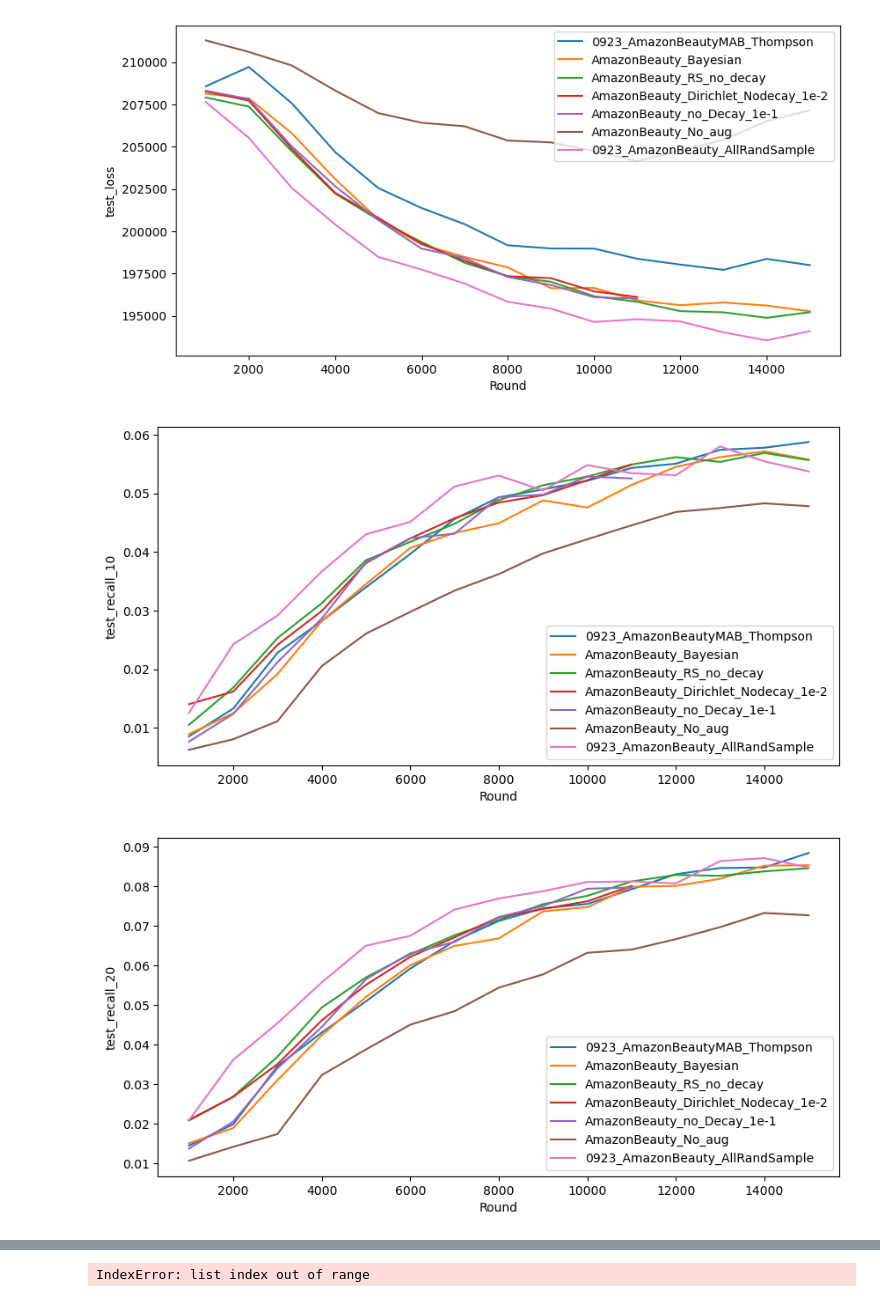
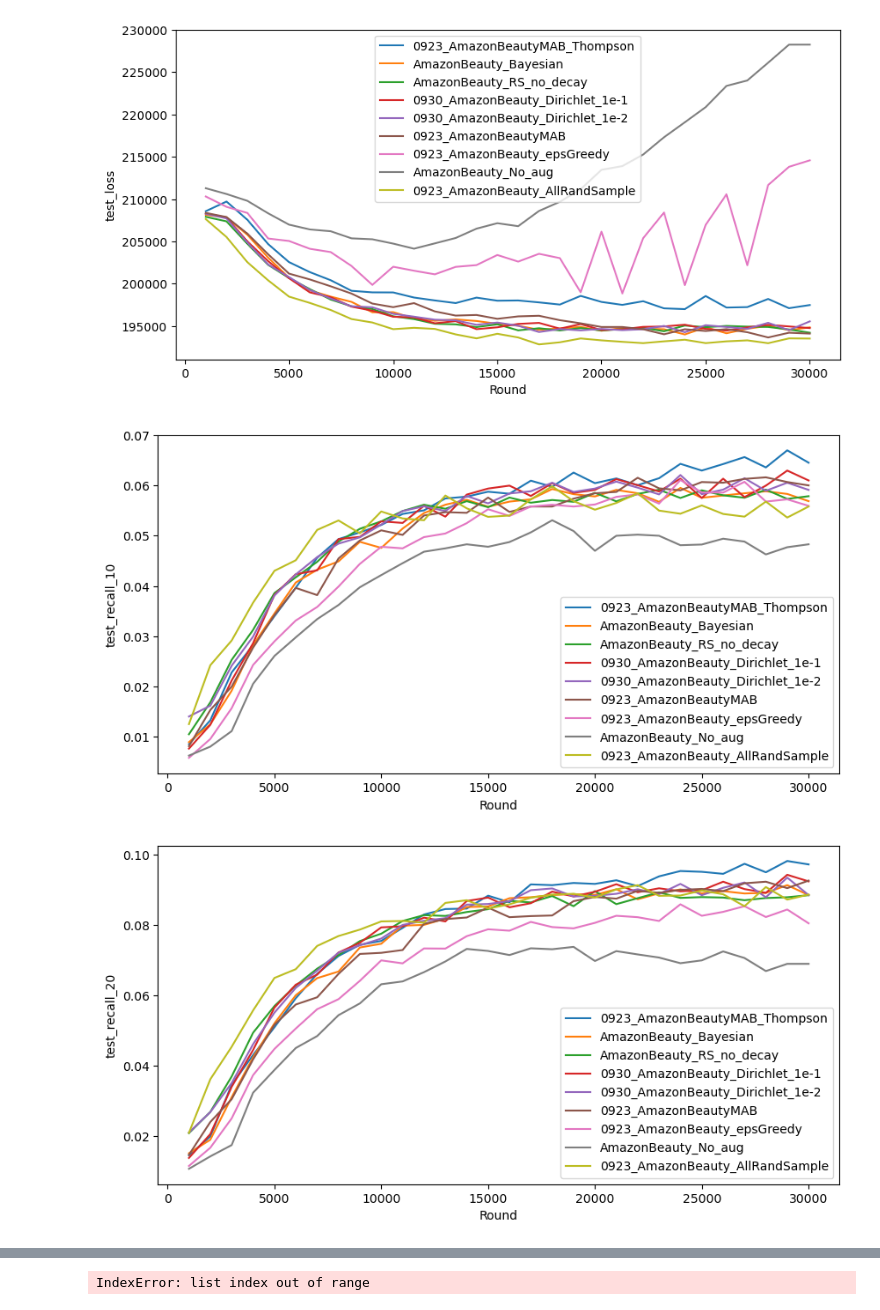
Before and after one commit to oss0430/DAforFedSeqRec, a Jupyter notebook: Metric Compare_with_Aug_Selection_Eval_Amazon_Beauty.ipynb, the cells around one changed output, grey strips where cells are left out. Cells and saved outputs as stored; diff of their text form; code cells hidden in the pictures.

Commit message:
Augmentation Selection

```diff
--- a/Metric Compare_with_Aug_Selection_Eval_Amazon_Beauty.ipynb
+++ b/Metric Compare_with_Aug_Selection_Eval_Amazon_Beauty.ipynb
@@ -87,0 +1,25 @@ print(keys_for_each_run)
+# %%
+
+import sys
+import os
+from typing import List, Dict, Tuple, Any
+
+eval_folder_paths =[
+    "exp/shadow_with_aug_selection_sasrec_on_sr_data_lr0.01_lstep20/0923_AmazonBeautyMAB_Thompson",
+    "exp/shadow_with_fedex_weighted_sasrec_on_sr_data_lr0.01_lstep20/AmazonBeauty_Bayesian",
+    "exp/shadow_with_fedex_weighted_sasrec_on_sr_data_lr0.01_lstep20/AmazonBeauty_RS_no_decay",
+    "exp/shadow_with_weighted_dirichlet_sasrec_on_sr_data_lr0.01_lstep20/0930_AmazonBeauty_Dirichlet_1e-1",
+    "exp/shadow_with_weighted_dirichlet_sasrec_on_sr_data_lr0.01_lstep20/0930_AmazonBeauty_Dirichlet_1e-2",
+    "exp/shadow_with_aug_selection_sasrec_on_sr_data_lr0.01_lstep20/0923_AmazonBeautyMAB",
+    "exp/shadow_with_aug_selection_sasrec_on_sr_data_lr0.01_lstep20/0923_AmazonBeauty_epsGreedy",
+    "exp/shadow_sasrec_on_sr_data_lr0.01_lstep20/AmazonBeauty_No_aug",
+    "exp/shadow_sasrec_on_sr_data_lr0.01_lstep20/0923_AmazonBeauty_AllRandSample",
+]
+
+
+config_paths = [os.path.join(eval_folder_path, "config.yaml") for eval_folder_path in eval_folder_paths]
+evaluation_log_paths = [os.path.join(eval_folder_path, "eval_results.log") for eval_folder_path in eval_folder_paths]
+print_log_paths = [os.path.join(eval_folder_path, "exp_print.log") for eval_folder_path in eval_folder_paths]
+
+keys_for_each_run= [ folder_path.split("/")[-1] for folder_path in eval_folder_paths]
+print(keys_for_each_run)
@@ -151,23 +93,23 @@ Experiment 0923_AmazonBeauty_AllRandSample - exp/shadow_sasrec_on_sr_data_lr0.01
 # %%
 ## Plot the results
 import matplotlib.pyplot as plt
 import numpy as np
 
 def plot_results(exp_results : Dict[str, Dict[str, List[float]]], keys_for_each_run : List[str], metric : str, num : int = 0):
     plt.figure(figsize=(10, 5))
     for exp_key in keys_for_each_run:
         plt.plot(exp_results[exp_key]["round"][:num], exp_results[exp_key][metric][:num], label=exp_key)
     plt.xlabel("Round")
     plt.ylabel(metric)
     plt.legend()
     plt.show()
 
-plot_results(exp_results, keys_for_each_run, "test_loss", 15)
-plot_results(exp_results, keys_for_each_run, "test_recall_10", 15)
-plot_results(exp_results, keys_for_each_run, "test_recall_20", 15)
-plot_results(exp_results, keys_for_each_run, "test_ndcg_10", 15)
-plot_results(exp_results, keys_for_each_run, "test_ndcg_20", 15)
+plot_results(exp_results, keys_for_each_run, "test_loss", 30)
+plot_results(exp_results, keys_for_each_run, "test_recall_10", 30)
+plot_results(exp_results, keys_for_each_run, "test_recall_20", 30)
+plot_results(exp_results, keys_for_each_run, "test_ndcg_10", 30)
+plot_results(exp_results, keys_for_each_run, "test_ndcg_20", 30)
 # %% [output]
-[figure, old version]
+[figure, new version]
-[figure, old version]
+[figure, new version]
-[figure, old version]
+[figure, new version]
```
Also changed, not shown: parts of 5 cells of this notebook, 27 other files.
